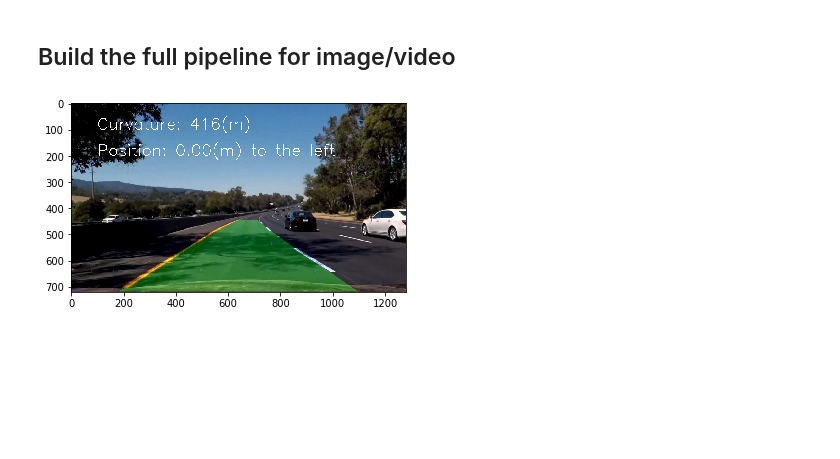
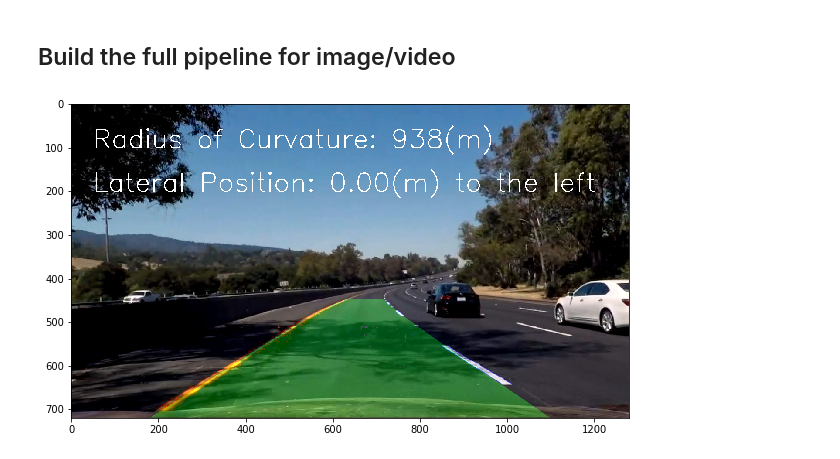
Before and after one commit to gderoo/self_driving_car, a Jupyter notebook: Project 4 - Lane Finding 2/notebook.ipynb, the cells around one changed output. Drawn from its saved outputs; the diff is of its cells as text; code cells hidden in the pictures; blank space fills up the shorter version.

```diff
--- a/Project 4 - Lane Finding 2/notebook.ipynb
+++ b/Project 4 - Lane Finding 2/notebook.ipynb
@@ -352,8 +355,8 @@ def slide_search(binary_warped):
     # Update the search zone, giving weight to previous predictions
     new_left, new_right = poly_fit(lefty, leftx, righty, rightx)
     if not np.array_equal(left_fit, np.array([])):
-        left_fit = (4*left_fit+new_left)/5
-        right_fit = (4*right_fit+new_right)/5
+        left_fit = (3*left_fit+new_left)/4
+        right_fit = (3*right_fit+new_right)/4
     else:
         left_fit = new_left
         right_fit = new_right
@@ -361,6 +364,7 @@ def slide_search(binary_warped):
     return out_img, leftx, lefty, rightx, righty
 # %%
 left_fit, right_fit = np.array([]), np.array([])
+warped = transf_persp(final)
 slide = slide_search(warped)[0]
 slide = cv2.cvtColor(slide, cv2.COLOR_RGB2BGR)
 plt.imshow(slide)
@@ -380,7 +384,7 @@ plt.imshow(slide)
 def curvature(binary_warped, leftx, lefty, rightx, righty):
     # Define conversions in x and y from pixels space to meters
     ym_per_pix = 30/720 # meters per pixel in y dimension
-    xm_per_pix = 3.7/700 # meters per pixel in x dimension
+    xm_per_pix = 3/1280 # meters per pixel in x dimension
     # Fit new polynomials to x,y in world space
     y_eval = binary_warped.shape[0]
     left_fit_cr, right_fit_cr = poly_fit(lefty*ym_per_pix, leftx*xm_per_pix, righty*ym_per_pix, rightx*xm_per_pix)
@@ -388,12 +392,12 @@ def curvature(binary_warped, leftx, lefty, rightx, righty):
     left_curverad = ((1 + (2*left_fit_cr[0]*y_eval*ym_per_pix + left_fit_cr[1])**2)**1.5) / np.absolute(2*left_fit_cr[0])
     right_curverad = ((1 + (2*right_fit_cr[0]*y_eval*ym_per_pix + right_fit_cr[1])**2)**1.5) / np.absolute(2*right_fit_cr[0])
     # Text to write
-    rad = "Curvature: {:.0f}(m)".format((left_curverad+right_curverad)/2)
+    rad = "Radius of Curvature: {:.0f}(m)".format((left_curverad+right_curverad)/2)
     left = left_fit_cr[0]*(y_eval*ym_per_pix)**2 + left_fit_cr[1]*(y_eval*ym_per_pix) + left_fit_cr[2]
     right = right_fit_cr[0]*(y_eval*ym_per_pix)**2 + right_fit_cr[1]*(y_eval*ym_per_pix) + right_fit_cr[2]
     pos = (right+left)/2-binary_warped.shape[1]*xm_per_pix/2
-    if pos>0: pos = "Position: {:.2f}(m) to the left".format(np.abs(pos))
-    else: pos = "Position: {:.2f}(m) to the right".format(np.abs(pos))
+    if pos>0: pos = "Lateral Position: {:.2f}(m) to the left".format(np.abs(pos))
+    else: pos = "Lateral Position: {:.2f}(m) to the right".format(np.abs(pos))
     return rad, pos
 # %%
 slide = slide_search(warped)
@@ -436,15 +440,16 @@ def full_process(img):
     lanes = cv2.addWeighted(lanes, 1, green, 1, 0)
     lanes = transf_persp(lanes, inv = True)
     result = cv2.addWeighted(img, 1, lanes, 0.3, 0)
-    cv2.putText(result,curv[0], (100,100), cv2.FONT_HERSHEY_SIMPLEX, 2, (255,255,255), 2)
-    cv2.putText(result,curv[1], (100,200), cv2.FONT_HERSHEY_SIMPLEX, 2, (255,255,255), 2)
+    cv2.putText(result,curv[0], (50,100), cv2.FONT_HERSHEY_SIMPLEX, 2, (255,255,255), 2)
+    cv2.putText(result,curv[1], (50,200), cv2.FONT_HERSHEY_SIMPLEX, 2, (255,255,255), 2)
     return result
 # %%
 full = full_process(img)
+plt.figure(figsize=(10,10))
 plt.imshow(full)
 plt.show()
 # %% [output]
-[figure, old version]
+[figure, new version]
 # %%
 left_fit, right_fit = np.array([]), np.array([])
 name_output = 'project_video_processed.mp4'
```
Also changed, not shown: parts of 6 cells of this notebook, 5 other files.
